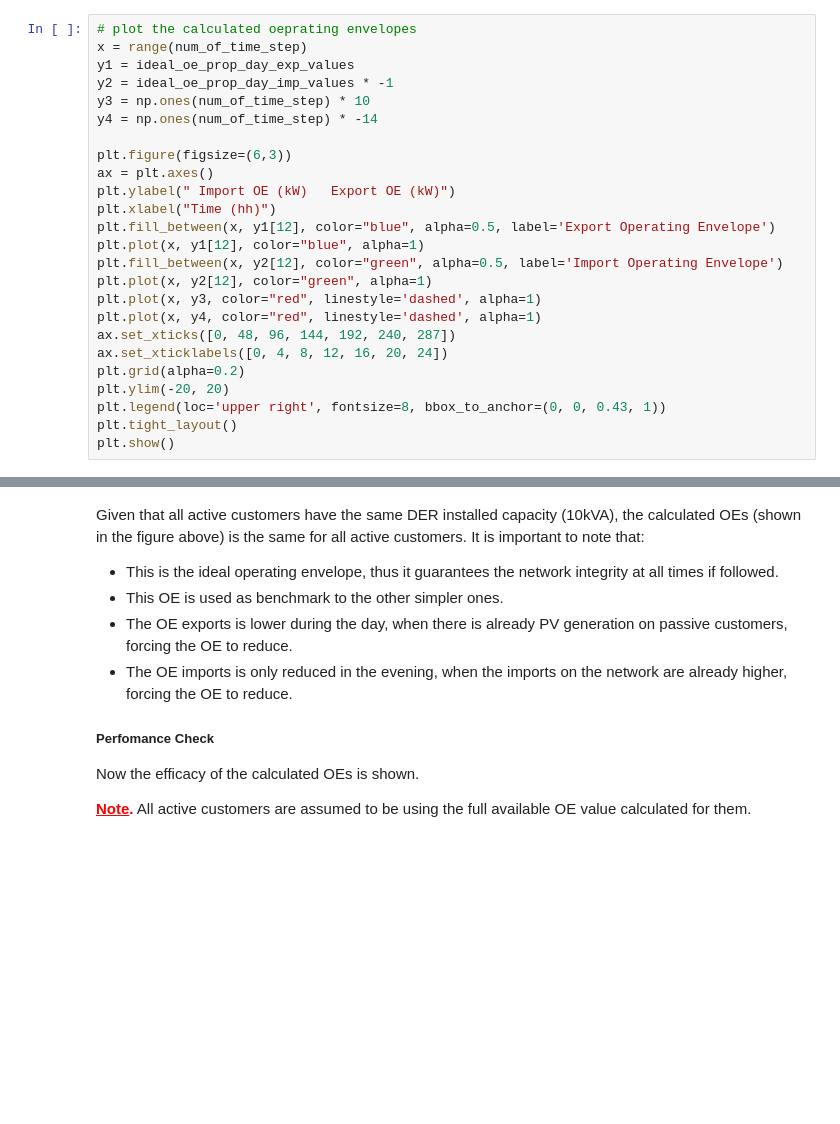
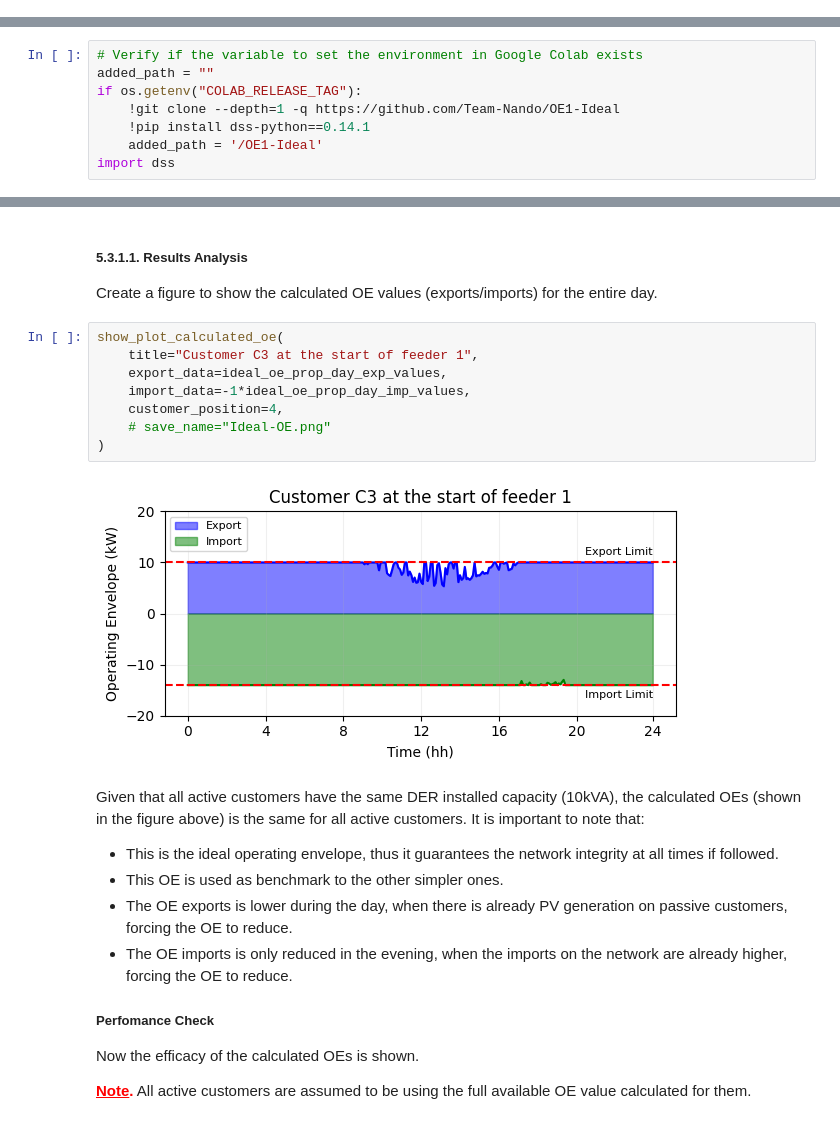
Before and after one commit to Team-Nando/OE1-Ideal, a Jupyter notebook: OE1-Ideal.ipynb, the cells around one changed output, grey strips where cells are left out. Cells and saved outputs as stored; diff of their text form; blank space fills up the shorter version.

```diff
--- a/OE1-Ideal.ipynb
+++ b/OE1-Ideal.ipynb
@@ -925,25 +0,0 @@ Create a figure to show the calculated OE values (exports/imports) for the entir
-# %%
-# plot the calculated oeprating envelopes
-x = range(num_of_time_step)
-y1 = ideal_oe_prop_day_exp_values
-y2 = ideal_oe_prop_day_imp_values * -1
-y3 = np.ones(num_of_time_step) * 10
-y4 = np.ones(num_of_time_step) * -14
-
-plt.figure(figsize=(6,3))
-ax = plt.axes()
-plt.ylabel(" Import OE (kW)   Export OE (kW)")
-plt.xlabel("Time (hh)")
-plt.fill_between(x, y1[12], color="blue", alpha=0.5, label='Export Operating Envelope')
-plt.plot(x, y1[12], color="blue", alpha=1)
-plt.fill_between(x, y2[12], color="green", alpha=0.5, label='Import Operating Envelope')
-plt.plot(x, y2[12], color="green", alpha=1)
-plt.plot(x, y3, color="red", linestyle='dashed', alpha=1)
-plt.plot(x, y4, color="red", linestyle='dashed', alpha=1)
-ax.set_xticks([0, 48, 96, 144, 192, 240, 287])
-ax.set_xticklabels([0, 4, 8, 12, 16, 20, 24])
-plt.grid(alpha=0.2)
-plt.ylim(-20, 20)
-plt.legend(loc='upper right', fontsize=8, bbox_to_anchor=(0, 0, 0.43, 1))
-plt.tight_layout()
-plt.show()
@@ -951,0 +106,8 @@ plt.show()
+# %%
+# Verify if the variable to set the environment in Google Colab exists
+added_path = ""
+if os.getenv("COLAB_RELEASE_TAG"):
+    !git clone --depth=1 -q https://github.com/Team-Nando/OE1-Ideal
+    !pip install dss-python==0.14.1
+    added_path = '/OE1-Ideal'
+import dss
@@ -952,3 +876,16 @@ plt.show()
+# %% [markdown]
+##### 5.3.1.1. Results Analysis
+Create a figure to show the calculated OE values (exports/imports) for the entire day.
+# %%
+show_plot_calculated_oe(
+    title="Customer C3 at the start of feeder 1",
+    export_data=ideal_oe_prop_day_exp_values,
+    import_data=-1*ideal_oe_prop_day_imp_values,
+    customer_position=4,
+    # save_name="Ideal-OE.png"
+)
+# %% [output]
+[figure, added]
 # %% [markdown]
 Given that all active customers have the same DER installed capacity (10kVA), the calculated OEs (shown in the figure above) is the same for all active customers. It is important to note that:
 - This is the ideal operating envelope, thus it guarantees the network integrity at all times if followed.
```
Also changed, not shown: parts of 67 cells of this notebook, 1 other file.
